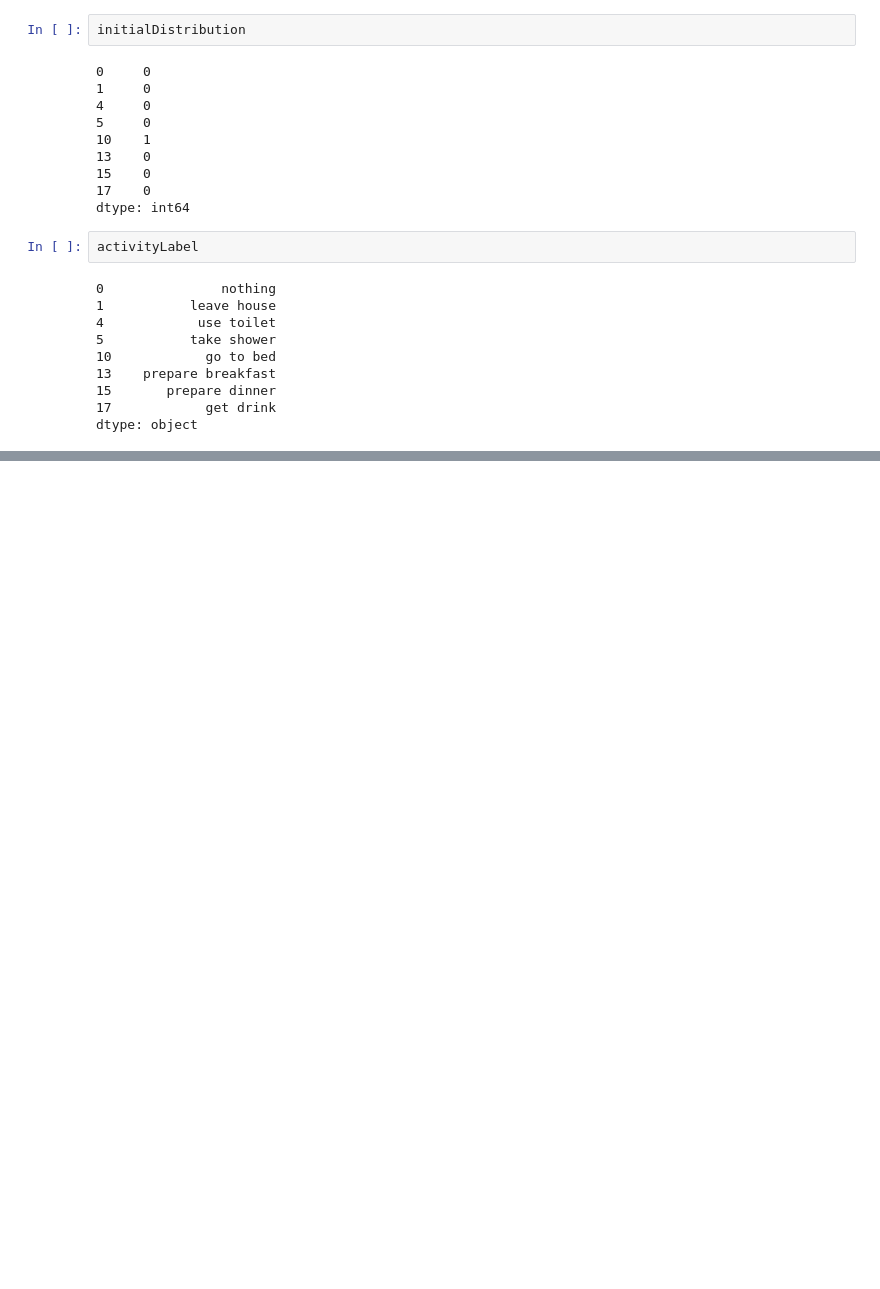
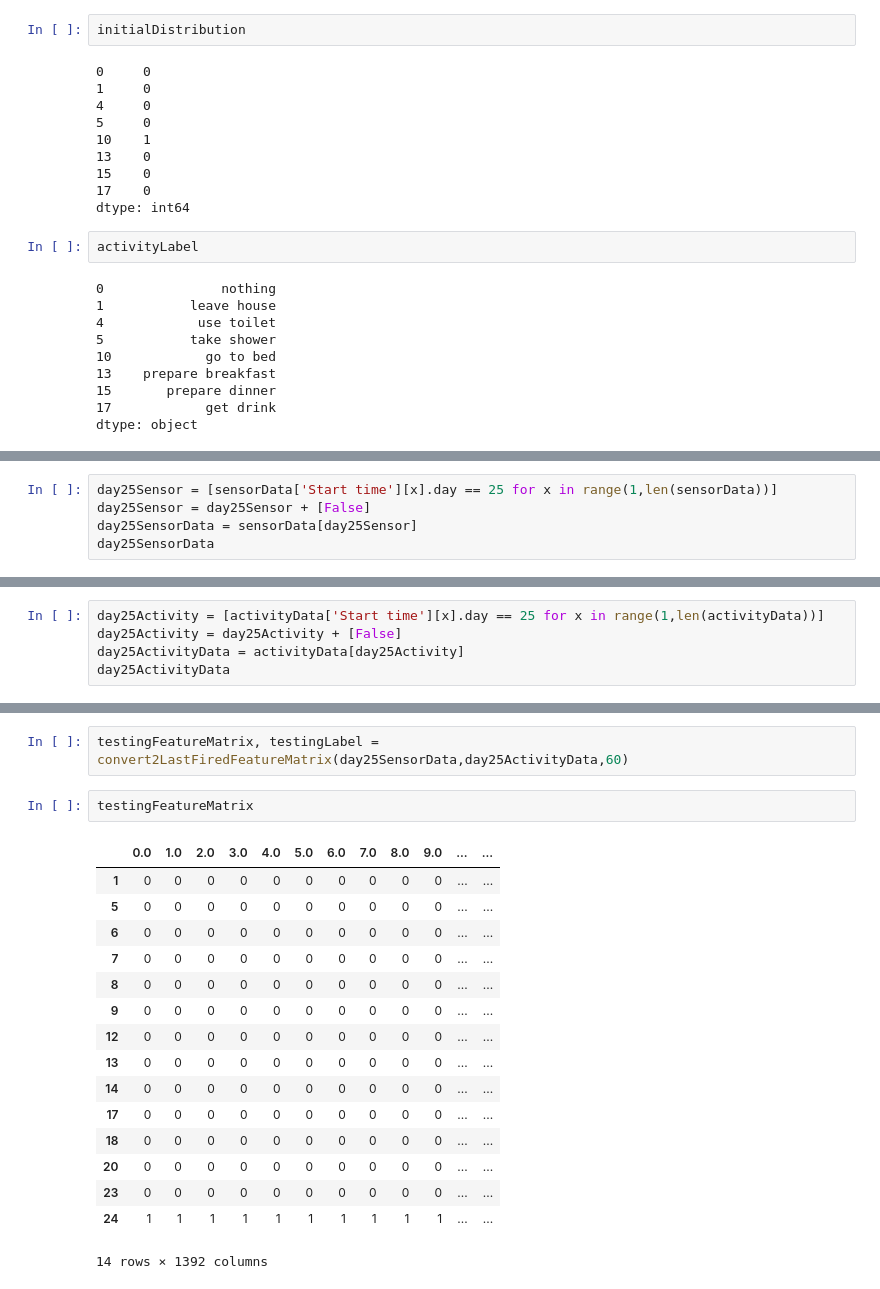
Before and after one commit to du-phan/Human-Activity-Recognition, a Jupyter notebook: Viterbi_Algorithm.ipynb, the cells around one changed output, grey strips where cells are left out. Cells and saved outputs as stored; diff of their text form; blank space fills up the shorter version.

```diff
--- a/Viterbi_Algorithm.ipynb
+++ b/Viterbi_Algorithm.ipynb
@@ -139,0 +141,5 @@ def Viterbi(observation, activityLabel, initialDistribution, observationDistribu
+# %%
+day25Sensor = [sensorData['Start time'][x].day == 25 for x in range(1,len(sensorData))]
+day25Sensor = day25Sensor + [False]
+day25SensorData = sensorData[day25Sensor]
+day25SensorData
@@ -139,0 +165,5 @@ def Viterbi(observation, activityLabel, initialDistribution, observationDistribu
+# %%
+day25Activity = [activityData['Start time'][x].day == 25 for x in range(1,len(activityData))]
+day25Activity = day25Activity + [False]
+day25ActivityData = activityData[day25Activity]
+day25ActivityData
@@ -139,0 +185,21 @@ def Viterbi(observation, activityLabel, initialDistribution, observationDistribu
+# %%
+testingFeatureMatrix, testingLabel = convert2LastFiredFeatureMatrix(day25SensorData,day25ActivityData,60)
+# %%
+testingFeatureMatrix
+# %% [output]
+|  | 0.0 | 1.0 | 2.0 | 3.0 | 4.0 | 5.0 | 6.0 | 7.0 | 8.0 | 9.0 | ... | ... |
+| 1 | 0 | 0 | 0 | 0 | 0 | 0 | 0 | 0 | 0 | 0 | ... | ... |
+| 5 | 0 | 0 | 0 | 0 | 0 | 0 | 0 | 0 | 0 | 0 | ... | ... |
+| 6 | 0 | 0 | 0 | 0 | 0 | 0 | 0 | 0 | 0 | 0 | ... | ... |
+| 7 | 0 | 0 | 0 | 0 | 0 | 0 | 0 | 0 | 0 | 0 | ... | ... |
+| 8 | 0 | 0 | 0 | 0 | 0 | 0 | 0 | 0 | 0 | 0 | ... | ... |
+| 9 | 0 | 0 | 0 | 0 | 0 | 0 | 0 | 0 | 0 | 0 | ... | ... |
+| 12 | 0 | 0 | 0 | 0 | 0 | 0 | 0 | 0 | 0 | 0 | ... | ... |
+| 13 | 0 | 0 | 0 | 0 | 0 | 0 | 0 | 0 | 0 | 0 | ... | ... |
+| 14 | 0 | 0 | 0 | 0 | 0 | 0 | 0 | 0 | 0 | 0 | ... | ... |
+| 17 | 0 | 0 | 0 | 0 | 0 | 0 | 0 | 0 | 0 | 0 | ... | ... |
+| 18 | 0 | 0 | 0 | 0 | 0 | 0 | 0 | 0 | 0 | 0 | ... | ... |
+| 20 | 0 | 0 | 0 | 0 | 0 | 0 | 0 | 0 | 0 | 0 | ... | ... |
+| 23 | 0 | 0 | 0 | 0 | 0 | 0 | 0 | 0 | 0 | 0 | ... | ... |
+| 24 | 1 | 1 | 1 | 1 | 1 | 1 | 1 | 1 | 1 | 1 | ... | ... |
+14 rows × 1392 columns
```
Also changed, not shown: parts of 13 cells of this notebook, 1 other file.
